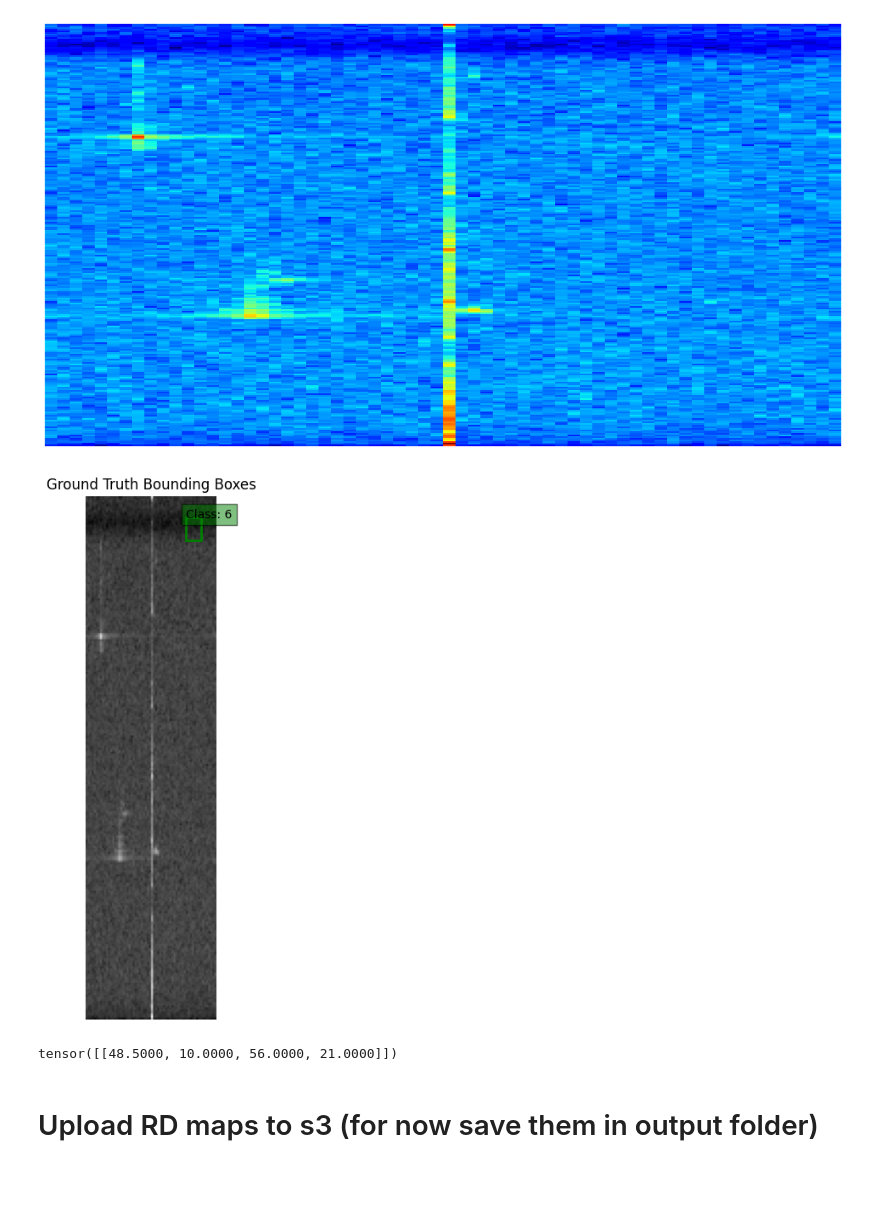
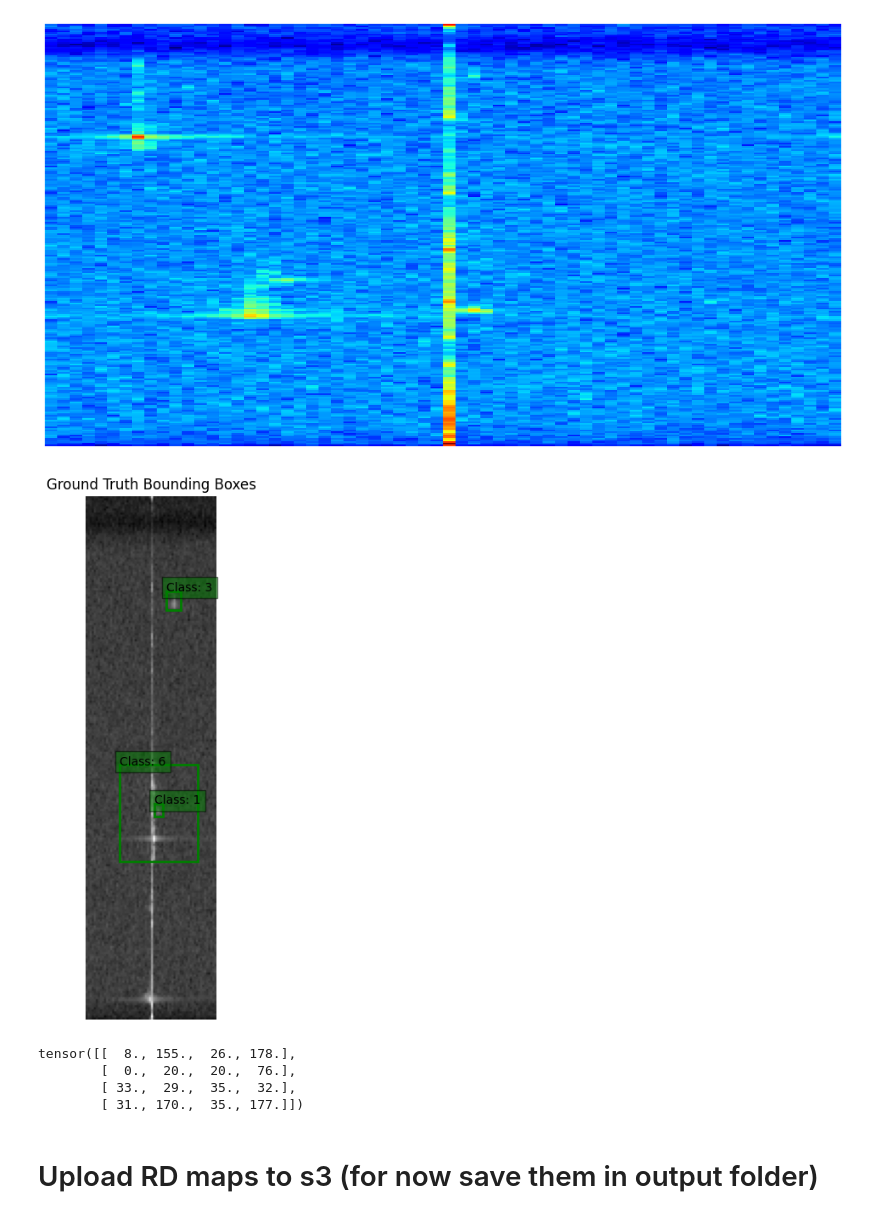
Before and after one commit to 6110-CTO/clearml-experiments, a Jupyter notebook: clear-ml-example.ipynb, the cells around one changed output. Cells and saved outputs as stored; diff of their text form; code cells hidden in the pictures; blank space fills up the shorter version.

Commit message:
Load corrected train and test dataset. Update Upload RD maps to s3. Update Upload Frame Groups to HyperDataset. Update Load HyperDataset.

```diff
--- a/clear-ml-example.ipynb
+++ b/clear-ml-example.ipynb
@@ -86,6 +88,6 @@ f_in = '/kaggle/input'
 # %% [markdown]
 # Data Visualization
 # %%
-with open('/kaggle/input/train-dataset/train_dataset.pkl', 'rb') as file:
+with open('/kaggle/input/train-dataset/train_dataset_new.pkl', 'rb') as file:
     train_dataset = pickle.load(file)
 # %%
@@ -143,37 +142,40 @@ plt.axis('off')
 (0.0, 64.0, 256.0, 0.0)
 [figure]
 # %%
-spectrum_image, target = train_dataset[3548]
+spectrum_image, target = train_dataset[0]
 
 # Ensure the image has the correct shape [C, H, W]
 if spectrum_image.ndimension() == 2:
     spectrum_image = spectrum_image.unsqueeze(0)
 
 device = torch.device("cuda" if torch.cuda.is_available() else "cpu")
 spectrum_image = spectrum_image.to(device).numpy()
 
 gt_boxes = target['boxes'].numpy()
 gt_labels = target['labels'].numpy()
 
 fig, ax = plt.subplots(figsize=(16,8))
 
 ax.imshow(spectrum_image[0], cmap='gray')
 
 for box, label in zip(gt_boxes, gt_labels):
     xmin, ymin, xmax, ymax = box
     rect = patches.Rectangle((xmin, ymin), xmax-xmin, ymax-ymin, linewidth=2, edgecolor='g', facecolor='none')
     ax.add_patch(rect)
     ax.text(xmin, ymin, f'Class: {label}', bbox=dict(facecolor='green', alpha=0.5))
 
 ax.set_title('Ground Truth Bounding Boxes')
 
 plt.axis('off')
 plt.show()
 # %% [output]
-[figure, old version]
+[figure, new version]
 # %%
 train_dataset[3548][1]['boxes']
 # %% [output]
-tensor([[48.5000, 10.0000, 56.0000, 21.0000]])
+tensor([[  8., 155.,  26., 178.],
+        [  0.,  20.,  20.,  76.],
+        [ 33.,  29.,  35.,  32.],
+        [ 31., 170.,  35., 177.]])
 # %% [markdown]
 # Upload RD maps to s3 (for now save them in output folder)
```
Also changed, not shown: parts of 10 cells of this notebook.
